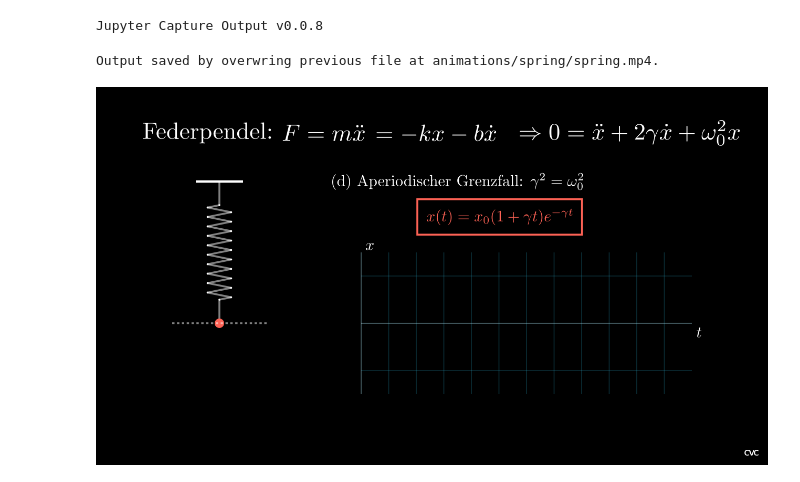
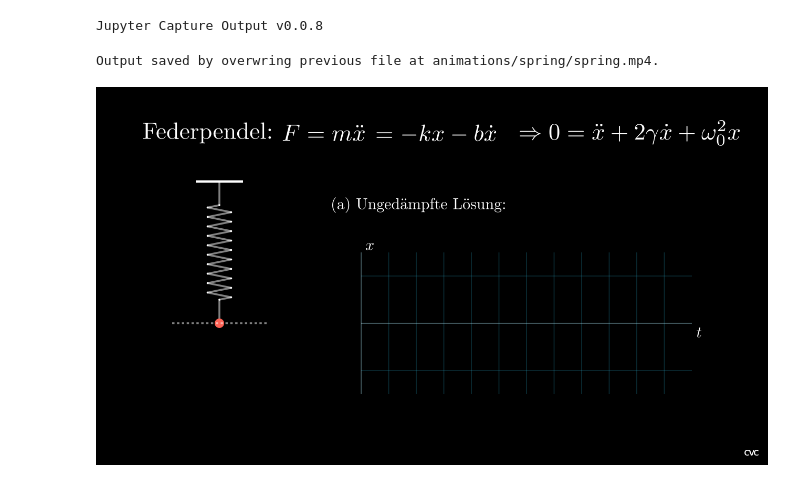
Before and after one commit to CVC97/Physics-Education-Animations, a Jupyter notebook: spring_harmonic_oszillator.ipynb, the cells around one changed output. Cells and saved outputs as stored; diff of their text form; code cells hidden in the pictures.

```diff
--- a/spring_harmonic_oszillator.ipynb
+++ b/spring_harmonic_oszillator.ipynb
@@ -72,29 +72,30 @@ class spring_Scene(Scene):
 
 
         # Description
-        text_case1 = Tex(r'(a) Ungedämpfte Lösung:', font_size = 32).align_on_border(LEFT, buff = 5).shift(2*UP)
+        text_case1 = Tex(r'(a) Ungedämpfte Lösung:', font_size = 32).align_on_border(LEFT, buff = 5).shift(1.5*UP)
         text_sol1 = Tex(r'$x(t)=x_0\cos{(\omega_0t)}$', font_size = 32, color = RED).align_on_border(LEFT, buff = 7).shift(1.25*UP)
         sol1_box = SurroundingRectangle(text_sol1, color = RED, buff = 0.2)
 
         # \frac{x_0}{2}\left[\left(1+\frac{\gamma}{\sqrt{\gamma^2+\omega_0^2}}\right)
 
-        text_case2 = Tex(r'(b) Kriechfall: $\gamma^2>\omega_0^2$', font_size = 32).align_on_border(LEFT, buff = 5).shift(2*UP)
+        text_case2 = Tex(r'(b) Kriechfall: $\gamma^2>\omega_0^2$', font_size = 32).align_on_border(LEFT, buff = 5).shift(1.5*UP)
         text_sol2 = Tex(r'$x(t)=Ae^{\left(-\gamma+\sqrt{\gamma^2+\omega_0^2}\right)t}+Be^{\left(-\gamma-\sqrt{\gamma^2+\omega_0^2}\right)t}$', font_size = 32, color = RED).align_on_border(LEFT, buff = 6.5).shift(1.25*UP)
         sol2_box = SurroundingRectangle(text_sol2, color = RED, buff = 0.15)
 
-        text_case3 = Tex(r'(c) Schwingfall: $\gamma^2<\omega_0^2$', font_size = 32).align_on_border(LEFT, buff = 5).shift(2*UP)
+        text_case3 = Tex(r'(c) Schwingfall: $\gamma^2<\omega_0^2$', font_size = 32).align_on_border(LEFT, buff = 5).shift(1.5*UP)
         text_sol3 = Tex(r'$x(t)=x_0\cos{(\omega_0t)}e^{-\gamma t}$', font_size = 32, color = RED).align_on_border(LEFT, buff = 7).shift(1.25*UP)
         sol3_box = SurroundingRectangle(text_sol3, color = RED, buff = 0.2)
 
-        text_case4 = Tex(r'(d) Aperiodischer Grenzfall: $\gamma^2=\omega_0^2$', font_size = 32).align_on_border(LEFT, buff = 5).shift(2*UP)
+        text_case4 = Tex(r'(d) Aperiodischer Grenzfall: $\gamma^2=\omega_0^2$', font_size = 32).align_on_border(LEFT, buff = 5).shift(1.5*UP)
         text_sol4 = Tex(r'$x(t)=x_0(1+\gamma t)e^{-\gamma t}$', font_size = 32, color = RED).align_on_border(LEFT, buff = 7).shift(1.25*UP)
         sol4_box = SurroundingRectangle(text_sol4, color = RED, buff = 0.2)
 
 
-        #self.add(text_case1, text_sol1, sol1_box)
+        # self.add(text_case1, text_sol1, sol1_box)
         # self.add(text_case2, text_sol2, sol2_box)
         # self.add(text_case3, text_sol3, sol3_box)
-        self.add(text_case4, text_sol4, sol4_box)
+        # self.add(text_case4, text_sol4, sol4_box)
+        self.add(text_case1)#, text_case2, text_case3, text_case4)
 
 
         anchor_pos = np.array([-4.5, 2, 0])
@@ -107,6 +108,7 @@ class spring_Scene(Scene):
         self.add(spring, spring_anchor, spring_mass, spring_base_length)
 
 
+        # spring medium
 
         # Coordinate System
         origin = [2, -1, 0]
@@ -130,31 +132,31 @@ class spring_Scene(Scene):
 
 
         # analytical solutions
 
 
         # spring updater
         def spring_direct_updater(spring):
             target_pos = np.array([dot_pos[0], y_tracker.get_value(), 0])
             spring_mass.become(Dot(target_pos, color = RED, radius = 0.1))
             spring.become(Spring(start = anchor_pos, end = target_pos, k = 0.5, tip_buff = 0.5, nodes = 20))
 
         def spring_osz_updater(spring):
             target_pos = np.array([dot_pos[0], -np.cos(y_tracker.get_value()) - 1, 0])
             spring_mass.become(Dot(target_pos, color = RED, radius = 0.1))
             spring.become(Spring(start = anchor_pos, end = target_pos, k = 0.5, tip_buff = 0.5, nodes = 20))
 
 
         # y_tracker = ValueTracker(-1)
 
         # spring.add_updater(spring_direct_updater)
         # self.wait(0.5)
         # self.play(y_tracker.animate.set_value(-2), rate_func = smooth, run_time = 2)
         # self.wait(3)
         # spring.remove_updater(spring_direct_updater)
         # y_tracker.set_value(0)
         # spring.add_updater(spring_osz_updater)
         # self.play(y_tracker.animate.set_value(8*PI), rate_func = linear, run_time = 8)
         # self.wait(5)
 # %% [output]
 Output saved by overwring previous file at animations/spring/spring.mp4.
-[figure, old version]
+[figure, new version]
```
Also changed, not shown: 4 other files.
